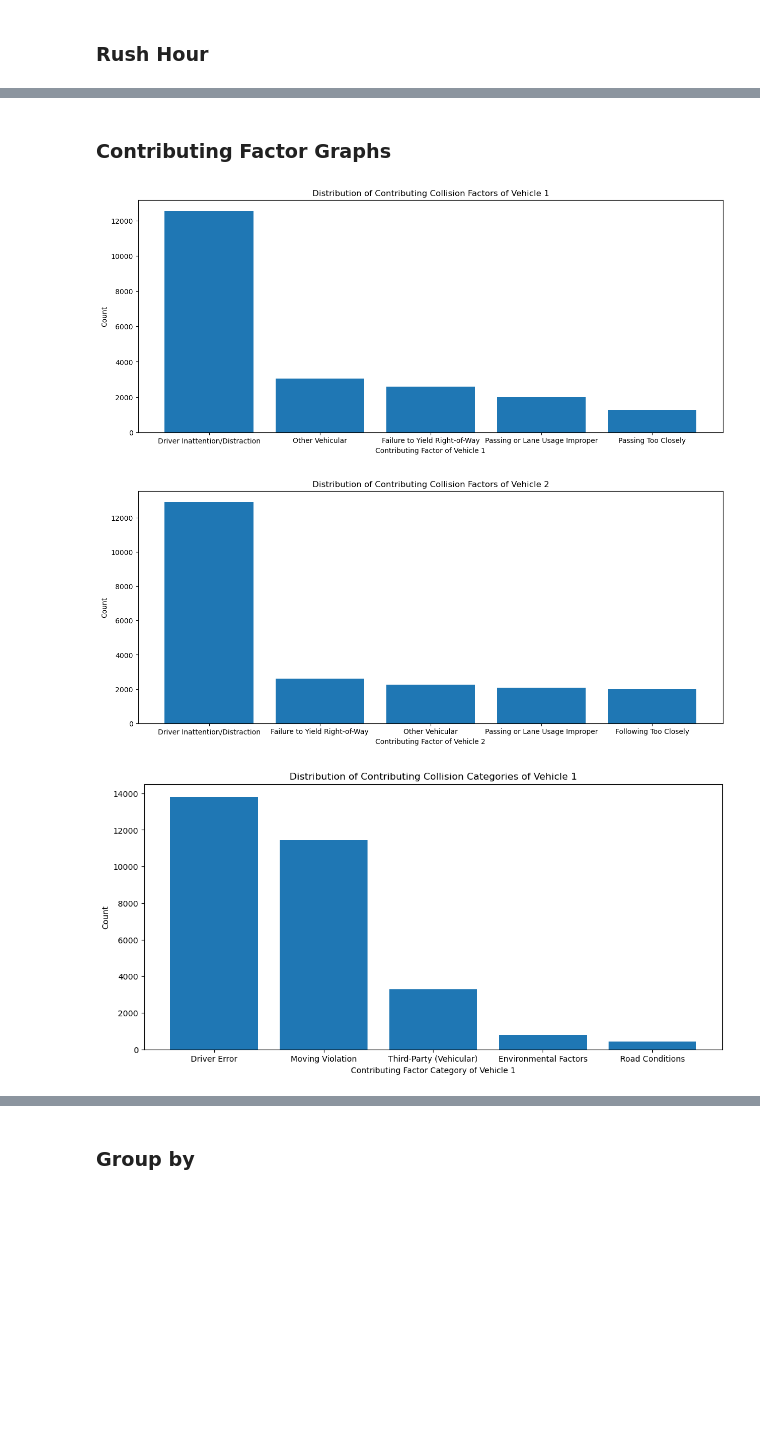
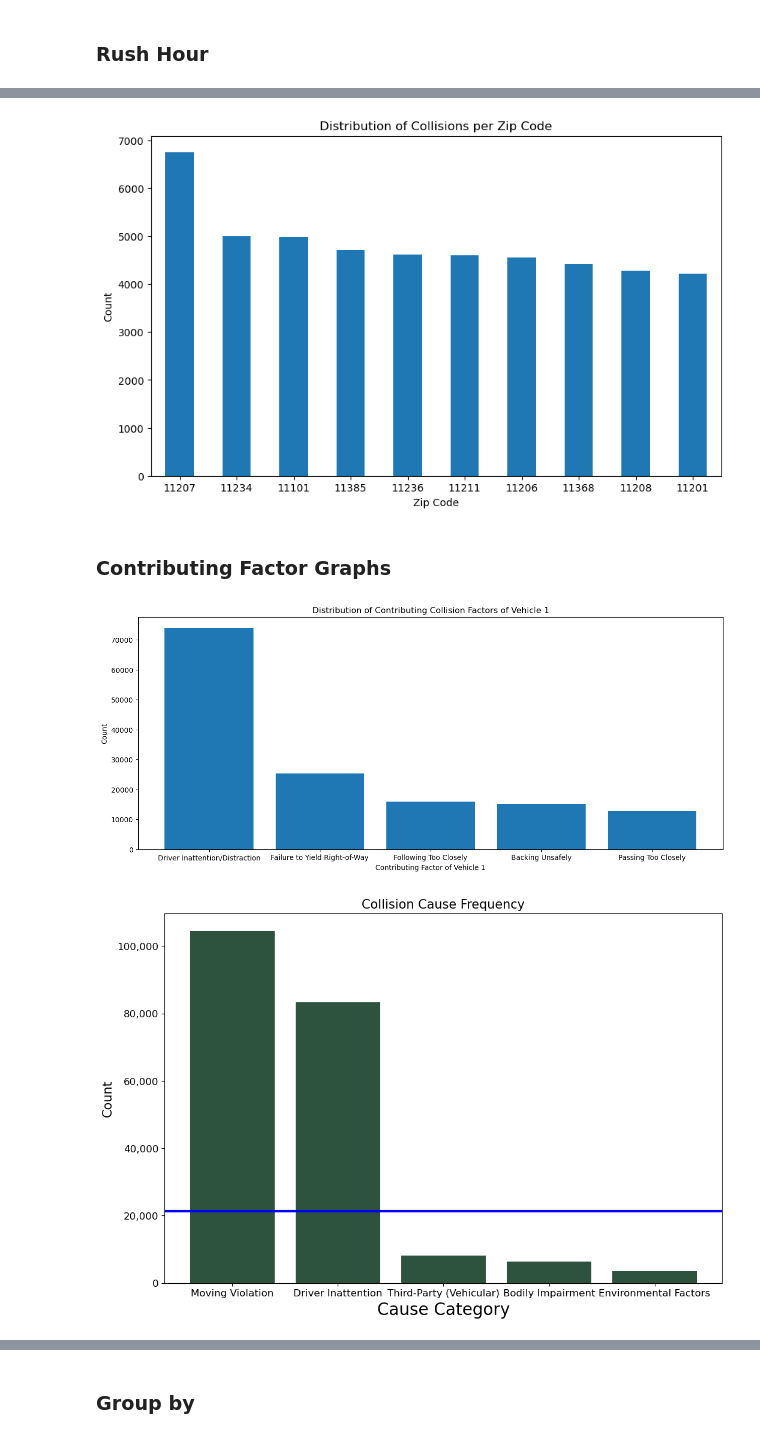
Before and after one commit to anniezhengaz/Capstone-NYC-Collisions, a Jupyter notebook: exploratory_files/Graphs.ipynb, the cells around one changed output, grey strips where cells are left out. Cells and saved outputs as stored; diff of their text form; code cells hidden in the pictures; blank space fills up the shorter version.

```diff
--- a/exploratory_files/Graphs.ipynb
+++ b/exploratory_files/Graphs.ipynb
@@ -12,6 +12,6 @@ from sklearn.preprocessing import OneHotEncoder
 
 %matplotlib inline
 # %%
-df = pd.read_csv('data/Final_Motor_Vehicle_Collisions_QuBr_2018-2023_Class.csv')
+df = pd.read_csv('data/Final_Motor_Vehicle_Collisions_QuBr_2018_2023-Model.csv')
 df.head()
 # %% [output]
@@ -23,0 +24,4 @@ df.head()
+# %%
+# Create a new column 'IF NIGHT' based on whether 'Night' appears in the 'TIME OF DAY' column
+df['IF NIGHT'] = df['TIME OF DAY'].apply(lambda x: True if x == 'Night' else False)
+df.head()
@@ -127,3 +194,16 @@ ax.tick_params(axis='x', labelrotation=0);
+# %%
+# Set up plots
+fig, (ax) = plt.subplots(figsize=(10,6))
+
+df['ZIP CODE'].value_counts().head(10).plot(kind='bar')
+
+# Customize appearance
+ax.set_xlabel('Zip Code');
+ax.set_ylabel('Count')
+ax.set_title('Distribution of Collisions per Zip Code')
+ax.tick_params(axis='x', labelrotation=0);
+# %% [output]
+[figure, added]
 # %% [markdown]
 ### Contributing Factor Graphs
 # %%
@@ -141,36 +221,26 @@ ax.set_xlabel('Contributing Factor of Vehicle 1');
 ax.set_ylabel('Count')
 ax.set_title('Distribution of Contributing Collision Factors of Vehicle 1');
 # %% [output]
-[figure, old version]
+[figure, new version]
-# %%
-# Set up plots
-fig, (ax) = plt.subplots(figsize=(15,6))
-
-# Create variable for easier reuse
-causes_counts2 = df['CONTRIBUTING FACTOR VEHICLE 2'].value_counts()[:5]
-
-# Plot bar chart
-ax.bar(causes_counts2.index, causes_counts2.values)
-
-# Customize appearance
-ax.set_xlabel('Contributing Factor of Vehicle 2');
-ax.set_ylabel('Count')
-ax.set_title('Distribution of Contributing Collision Factors of Vehicle 2');
-# %% [output]
-[figure, removed]
 # %%
-# Set up plots
-fig, (ax) = plt.subplots(figsize=(13,6))
+#Set up plots
+fig, (ax) = plt.subplots(figsize=(12,8))
 
-# Create variable for easier reuse
+#Create variable for easier reuse
 category_counts = df['CONTRIBUTING CATEGORY V1'].value_counts()[:5]
 
-# Plot bar chart
-ax.bar(category_counts.index, category_counts.values)
+#Plot bar chart
+ax.bar(category_counts.index, category_counts.values,color='#2d523d')
 
-# Customize appearance
-ax.set_xlabel('Contributing Factor Category of Vehicle 1');
-ax.set_ylabel('Count')
-ax.set_title('Distribution of Contributing Collision Categories of Vehicle 1');
+#Customize appearance
+ax.set_xlabel('Cause Category', fontsize = 20)
+ax.set_ylabel('Count', fontsize = 15)
+ax.set_title('Collision Cause Frequency', fontsize = 15)
+ax.tick_params(axis='both', which='major', labelsize=12)
+ax.tick_params(axis='both', which='minor', labelsize=12)
+ax.get_yaxis().set_major_formatter(
+    matplotlib.ticker.FuncFormatter(lambda y, p: format(int(y), ',')))
+
+ax.axhline(y=df['CONTRIBUTING CATEGORY V1'].value_counts().mean(), color='b', linewidth=3);
 # %% [output]
-[figure, old version]
+[figure, new version]
```
Also changed, not shown: parts of 42 cells of this notebook, 18 other files.
